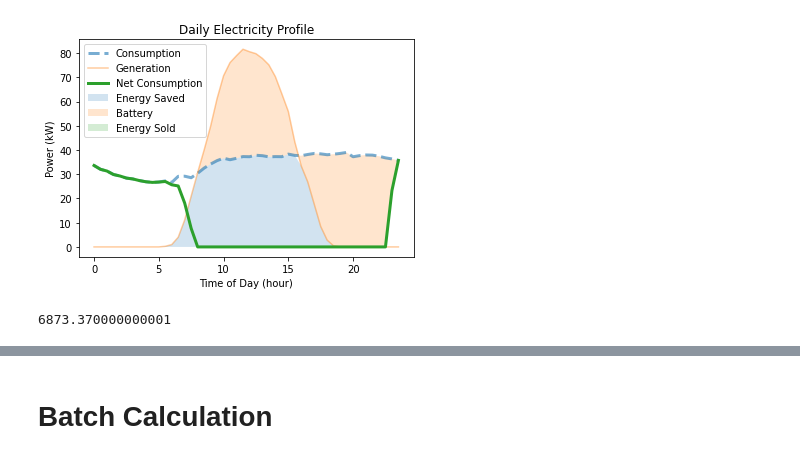
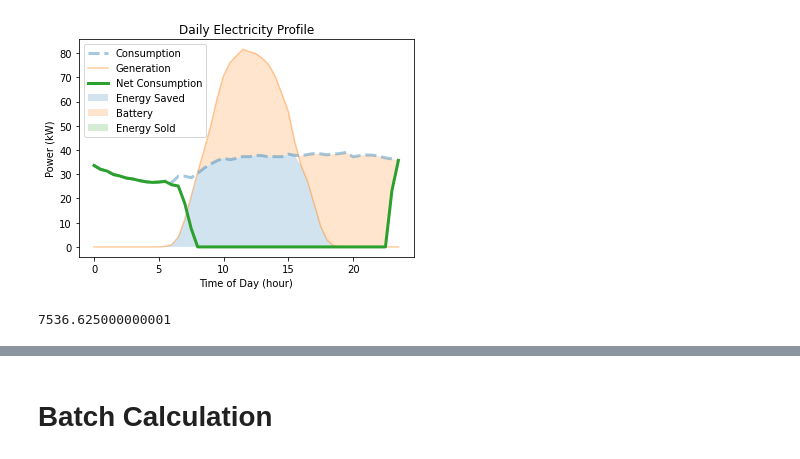
Before and after one commit to AndyBestIsBored/ThaiSolarROICalculation, a Jupyter notebook: batch_calculation.ipynb, the cells around one changed output, grey strips where cells are left out. Drawn from its saved outputs; the diff is of its cells as text; code cells hidden in the pictures.

```diff
--- a/batch_calculation.ipynb
+++ b/batch_calculation.ipynb
@@ -338,7 +338,7 @@ class System:
             self.df["time"],
             self.df["Consumption"],
             label="Consumption",
-            alpha=0.6,
+            alpha=line_opacity,
             linewidth=3,
             linestyle="--",
         )
@@ -374,35 +374,35 @@ class System:
 
         fill_between(
             self.df["time"],
             self.df["Generation"] - self.df["Energy sold"],
             self.df["Generation"],
             alpha=area_opacity,
             label="Energy Sold",
         )
 
         if self.tou:
             axvline(self.on_peak_period[0], color="red", linestyle="--")
             axvline(self.on_peak_period[1], color="red", linestyle="--")
 
         legend()
         title("Daily Electricity Profile")
         ylabel("Power (kW)")
         xlabel("Time of Day (hour)")
 
 test_input = {
     "location name": "T3 Technology",
     "capacity": 5,
     "egat region": "Metropolitan",
     "monthly consumption": 805,
     "tou": False,
     "fit": 0,
     "battery": 5,
 }
 test = System(test_input)
 test.plot()
 # %% [output]
-[figure, old version]
+[figure, new version]
 # %%
-System.energy2cost_2(1600)
+System.energy2cost_2(1750)
 # %% [output]
-6873.370000000001
+7536.625000000001
```
Also changed, not shown: parts of 6 cells of this notebook, 1 other file.
